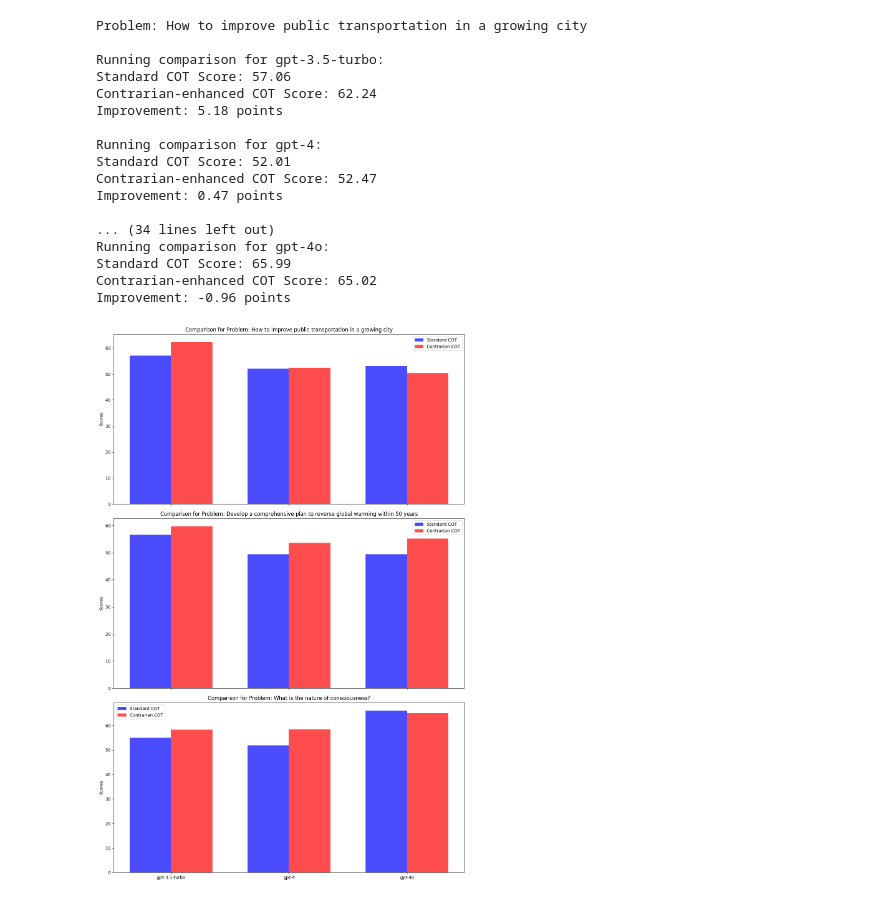
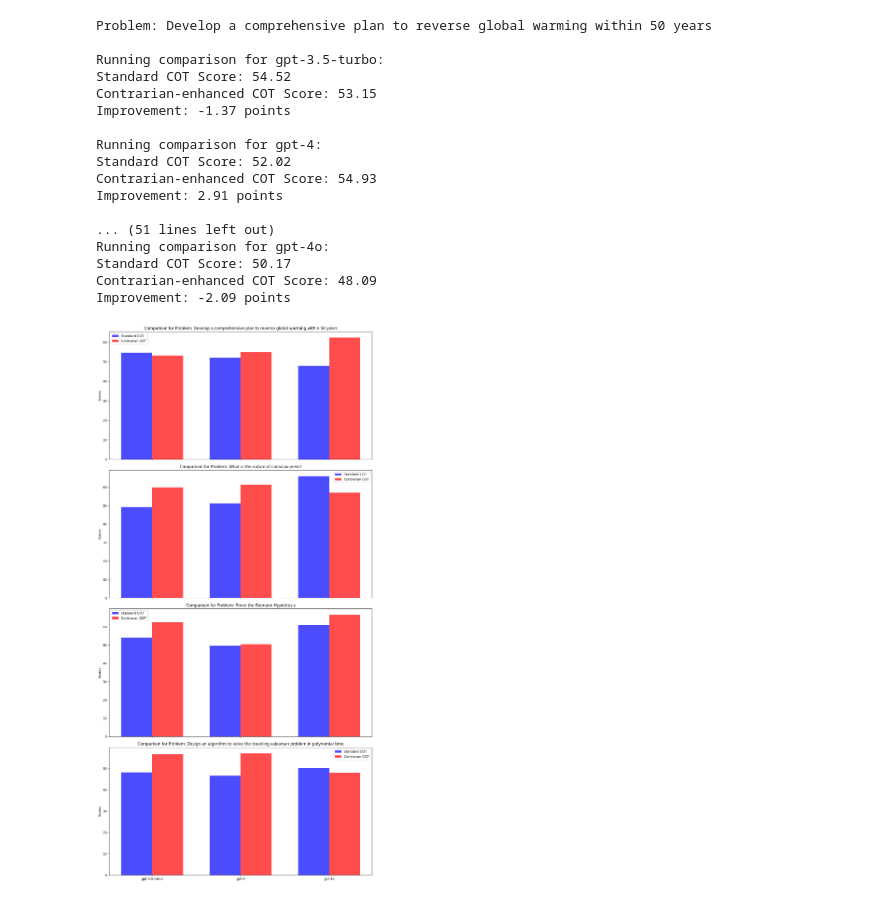
Before and after one commit to nznking/01_Karen_Agent, a Jupyter notebook: example.ipynb, the cells around one changed output. Cells and saved outputs as stored; diff of their text form; code cells hidden in the pictures.

```diff
--- a/example.ipynb
+++ b/example.ipynb
@@ -158,45 +140,46 @@ def plot_results(results):
         x = range(len(models))
         width = 0.35
 
         ax.bar([i - width/2 for i in x], standard_scores, width, label='Standard COT', color='blue', alpha=0.7)
         ax.bar([i + width/2 for i in x], contrarian_scores, width, label='Contrarian COT', color='red', alpha=0.7)
 
         ax.set_ylabel('Scores')
         ax.set_title(f'Comparison for Problem: {problem}')
         ax.set_xticks(x)
         ax.set_xticklabels(models)
         ax.legend()
 
     plt.tight_layout()
     plt.show()
 
 def main():
     problems = [
-        "How to improve public transportation in a growing city",  # Easy question
-        "Develop a comprehensive plan to reverse global warming within 50 years",  # Hard question
-        "What is the nature of consciousness?"  # Ambiguous question
+        "Develop a comprehensive plan to reverse global warming within 50 years",  # Medium complexity question
+        "What is the nature of consciousness?",  # Ambiguous question
+        "Prove the Riemann Hypothesis",  # Very hard math question
+        "Design an algorithm to solve the traveling salesman problem in polynomial time"  # LLM capability question
     ]
     results = run_comparison(problems)
     plot_results(results)
 
 if __name__ == "__main__":
     main()
 # %% [output]
-Problem: How to improve public transportation in a growing city
+Problem: Develop a comprehensive plan to reverse global warming within 50 years
 
 Running comparison for gpt-3.5-turbo:
-Standard COT Score: 57.06
-Contrarian-enhanced COT Score: 62.24
-Improvement: 5.18 points
+Standard COT Score: 54.52
+Contrarian-enhanced COT Score: 53.15
+Improvement: -1.37 points
 
 Running comparison for gpt-4:
-Standard COT Score: 52.01
-Contrarian-enhanced COT Score: 52.47
-Improvement: 0.47 points
+Standard COT Score: 52.02
+Contrarian-enhanced COT Score: 54.93
+Improvement: 2.91 points
 
-... (34 lines left out)
+... (51 lines left out)
 Running comparison for gpt-4o:
-Standard COT Score: 65.99
-Contrarian-enhanced COT Score: 65.02
-Improvement: -0.96 points
+Standard COT Score: 50.17
+Contrarian-enhanced COT Score: 48.09
+Improvement: -2.09 points
-[figure, old version]
+[figure, new version]
```
Also changed, not shown: parts of 1 cell of this notebook, 1 other file.
